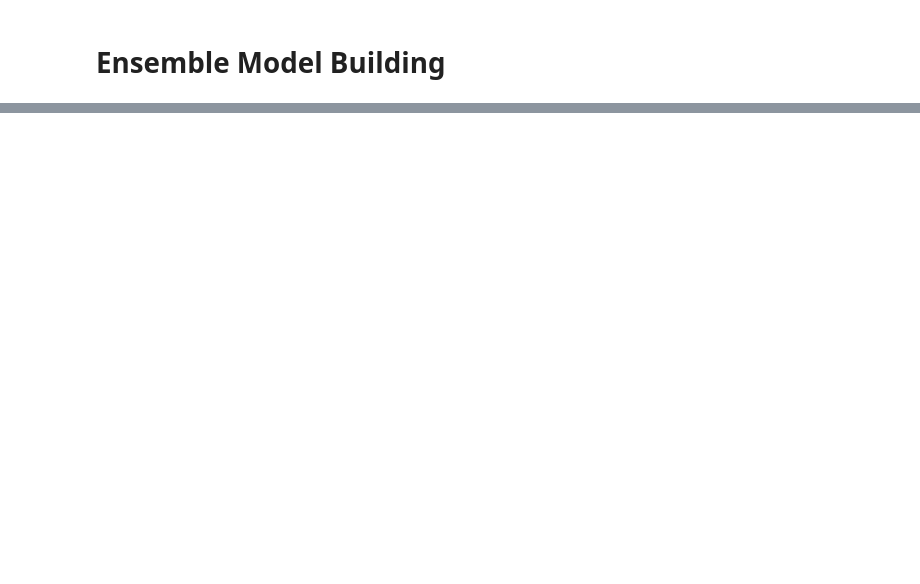
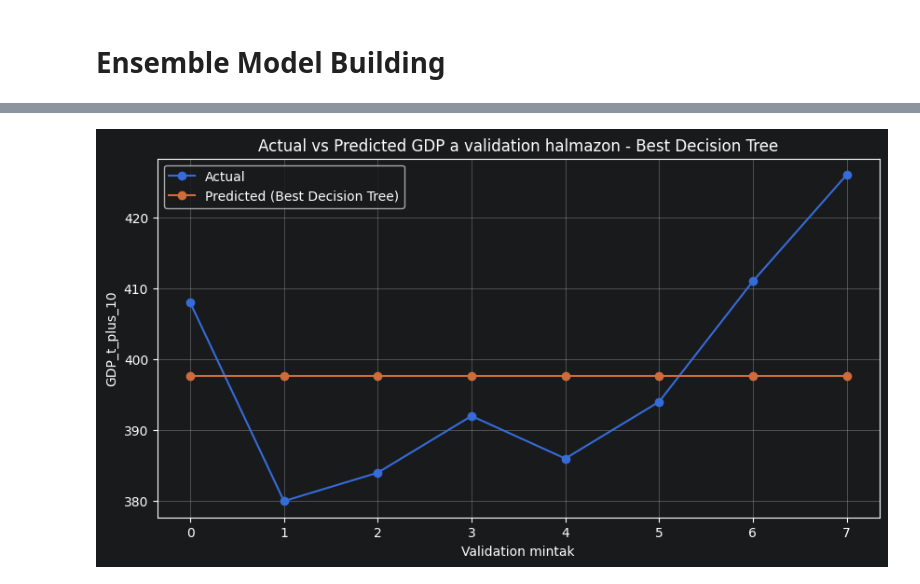
Before and after one commit to uflik/big_data_homework, a Jupyter notebook: BIGDATA-MI_HF_FINAL.ipynb, the cells around one changed output, grey strips where cells are left out. Saved outputs shown, nothing was run; the diff lists cells and outputs as text; code cells hidden in the pictures; blank space fills up the shorter version.

```diff
--- a/BIGDATA-MI_HF.ipynb
+++ b/BIGDATA-MI_HF_FINAL.ipynb
@@ -1150,2 +1148,24 @@ S
 # %% [markdown]
 # Ensemble Model Building
+# %%
+from sklearn.ensemble import RandomForestRegressor
+from sklearn.metrics import mean_absolute_error, mean_squared_error, r2_score
+import numpy as np
+
+# Ensemble modell: sok decision tree egyutt.
+many_trees_model = RandomForestRegressor(
+    n_estimators=1000,
+    random_state=42
+)
+
+many_trees_model.fit(train_features_scaled, train_targets)
+
+many_trees_predictions = many_trees_model.predict(val_features_scaled)
+
+mae_many_trees = mean_absolute_error(val_targets, many_trees_predictions)
+rmse_many_trees = np.sqrt(mean_squared_error(val_targets, many_trees_predictions))
+r2_many_trees = r2_score(val_targets, many_trees_predictions)
+
+print("Many Trees MAE:", mae_many_trees)
+print("Many Trees RMSE:", rmse_many_trees)
+print("Many Trees R2:", r2_many_trees)
@@ -1151,0 +1212,8 @@ S
+# %%
+best_tree_comparison = pd.DataFrame({
+    "actual": val_targets.values,
+    "predicted": best_tree_predictions,
+    "difference": val_targets.values - best_tree_predictions
+})
+
+display(best_tree_comparison)
@@ -1151,0 +1230,15 @@ S
+# %%
+# Osszehasonlitjuk a valodi es a becsult GDP ertekeket a validation halmazon
+plt.figure(figsize=(10, 5))
+
+plt.plot(best_tree_comparison["actual"].values, marker="o", label="Actual")
+plt.plot(best_tree_comparison["predicted"].values, marker="o", label="Predicted (Best Decision Tree)")
+
+plt.title("Actual vs Predicted GDP a validation halmazon - Best Decision Tree")
+plt.xlabel("Validation mintak")
+plt.ylabel("GDP_t_plus_10")
+plt.legend()
+plt.grid(True)
+plt.show()
+# %% [output]
+[figure, added]
```
Also changed, not shown: parts of 6 cells of this notebook.
